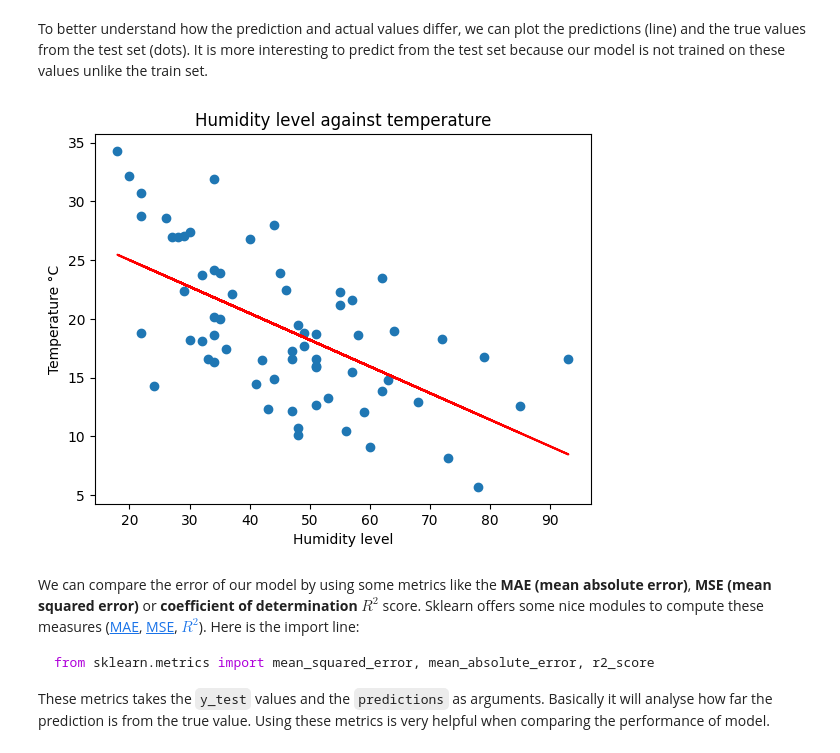
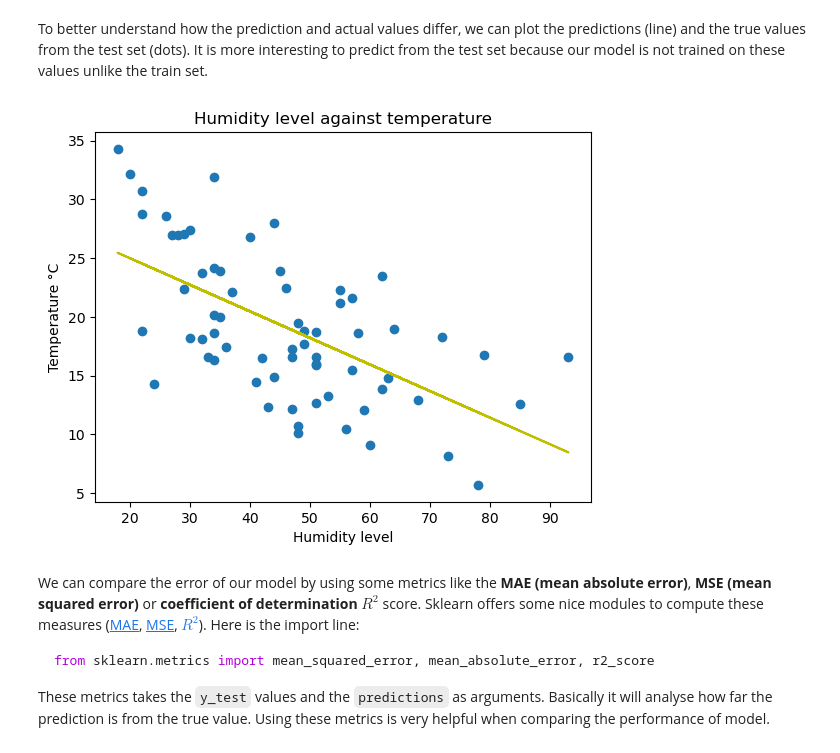
Before and after one commit to gr-oll/MGT-502-Data-Science-and-Machine-Learning, a Jupyter notebook: 02_Regression/02_Regression_Solutions.ipynb, the cells around one changed output. Saved outputs shown, nothing was run; the diff lists cells and outputs as text; code cells hidden in the pictures.

```diff
--- a/02_Regression/02_Regression_Solutions.ipynb
+++ b/02_Regression/02_Regression_Solutions.ipynb
@@ -398,13 +398,13 @@ predictions = model.predict(X_test)
 # %%
 # Plot the prediction (the line) over the true value (the dots)
 plt.scatter(X_test, y_test)
-plt.plot(X_test, predictions, 'r')
+plt.plot(X_test, predictions, 'y')
 plt.title("Humidity level against temperature")
 plt.xlabel('Humidity level')
 plt.ylabel('Temperature °C')
 plt.show()
 # %% [output]
-[figure, old version]
+[figure, new version]
 # %% [markdown]
 We can compare the error of our model by using some metrics like the **MAE (mean absolute error)**, **MSE (mean squared error)** or **coefficient of determination $R^2$** score. Sklearn offers some nice modules to compute these measures ([MAE](https://scikit-learn.org/stable/modules/generated/sklearn.metrics.mean_absolute_error.html#sklearn.metrics.mean_absolute_error), [MSE](https://scikit-learn.org/stable/modules/generated/sklearn.metrics.mean_squared_error.html#sklearn.metrics.mean_squared_error), [$R^2$](https://scikit-learn.org/stable/modules/generated/sklearn.metrics.r2_score.html#sklearn.metrics.r2_score)).
 Here is the import line:
```
Also changed, not shown: parts of 8 cells of this notebook, 3 other files.
